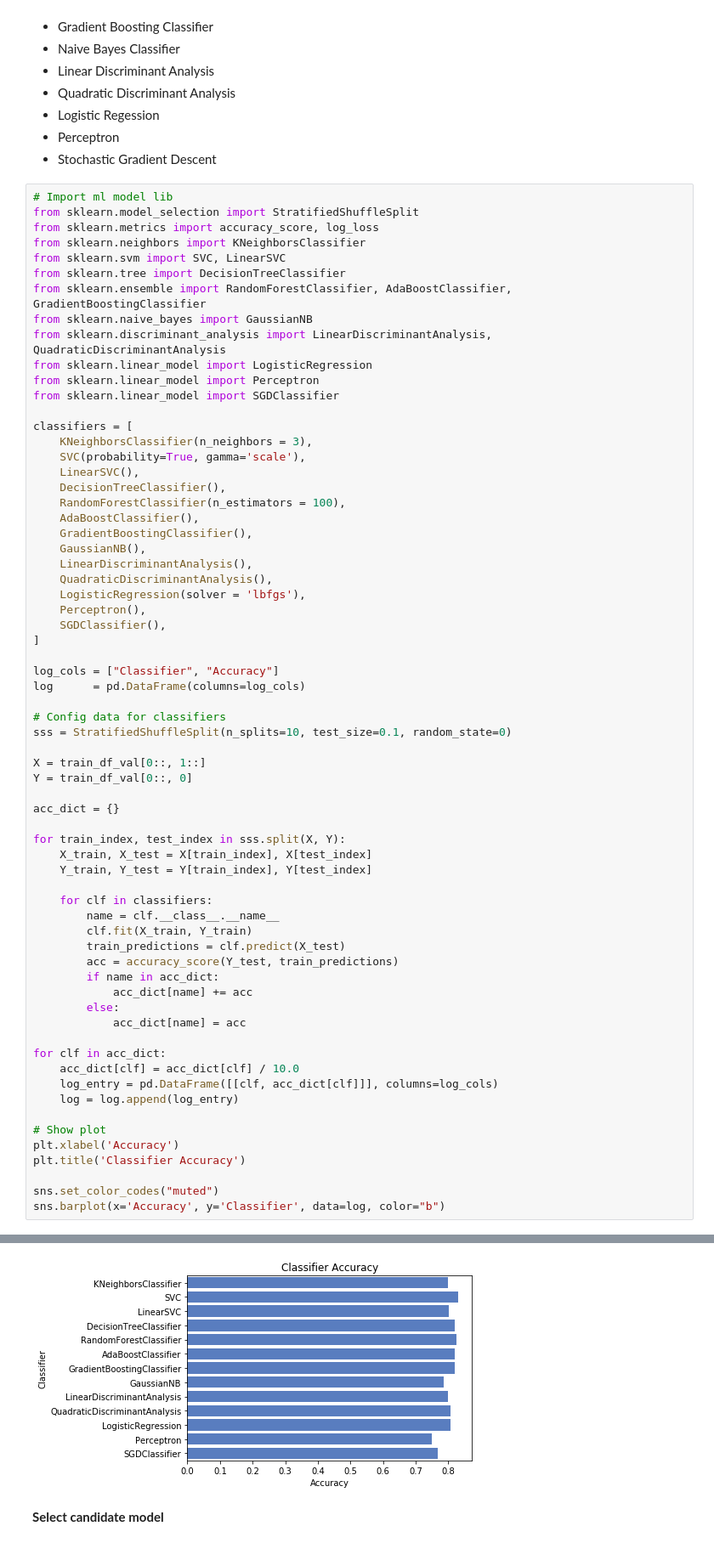
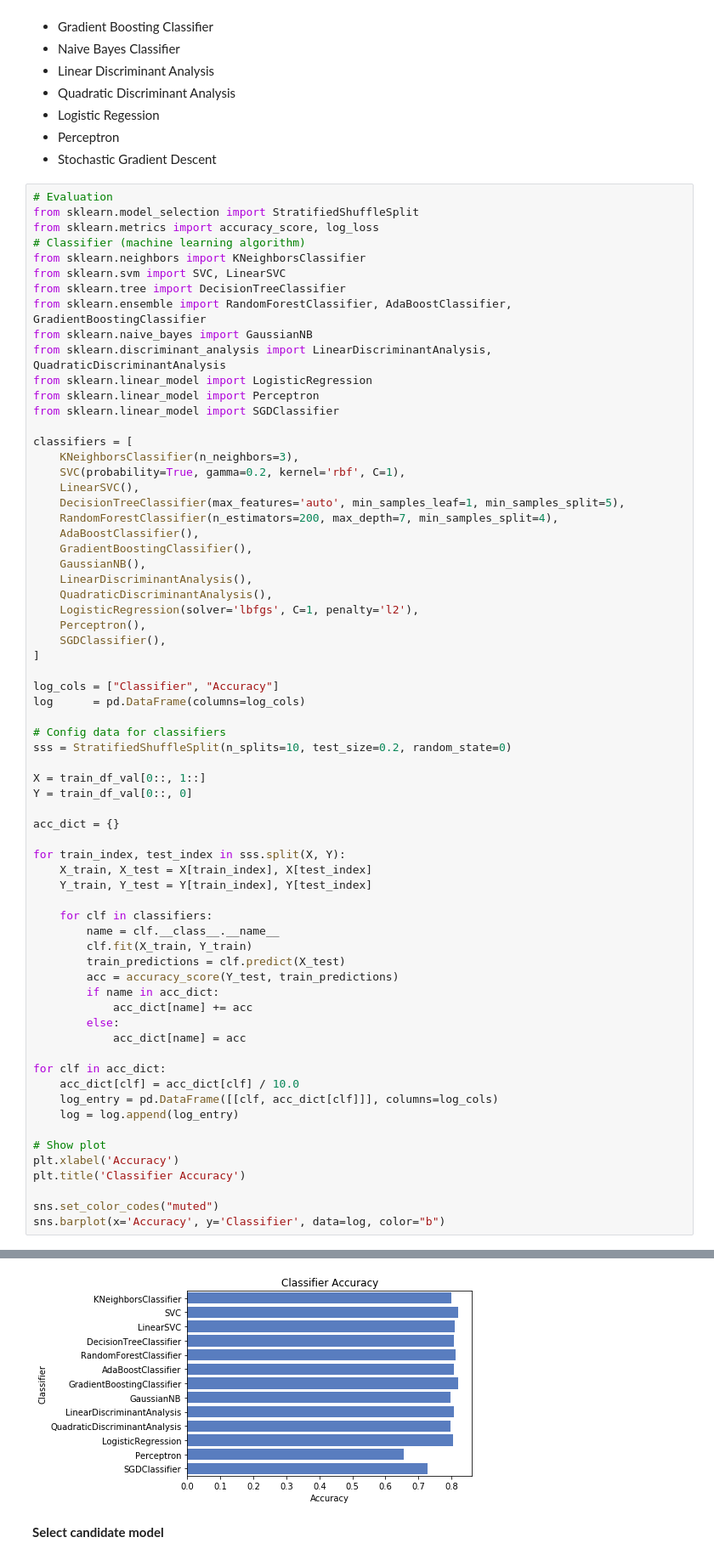
Before and after one commit to nhancv/nc-kaggle-ml, a Jupyter notebook: titanic/src/titanic-anomous.ipynb, the cells around one changed output, grey strips where cells are left out. Shown at 85% size. Drawn from its saved outputs; the diff is of its cells as text.

Commit message:
optimize classifier

```diff
--- a/titanic/src/titanic-anomous.ipynb
+++ b/titanic/src/titanic-anomous.ipynb
@@ -321,9 +365,10 @@ Now we are ready to train a model and predict the required solution.
 - Perceptron
 - Stochastic Gradient Descent
 # %%
-# Import ml model lib
+# Evaluation
 from sklearn.model_selection import StratifiedShuffleSplit
 from sklearn.metrics import accuracy_score, log_loss
+# Classifier (machine learning algorithm)
 from sklearn.neighbors import KNeighborsClassifier
 from sklearn.svm import SVC, LinearSVC
 from sklearn.tree import DecisionTreeClassifier
@@ -335,17 +380,17 @@ from sklearn.linear_model import Perceptron
 from sklearn.linear_model import SGDClassifier
 
 classifiers = [
-    KNeighborsClassifier(n_neighbors = 3),
-    SVC(probability=True, gamma='scale'),
+    KNeighborsClassifier(n_neighbors=3),
+    SVC(probability=True, gamma=0.2, kernel='rbf', C=1),
     LinearSVC(),
-    DecisionTreeClassifier(),
-    RandomForestClassifier(n_estimators = 100),
+    DecisionTreeClassifier(max_features='auto', min_samples_leaf=1, min_samples_split=5),
+    RandomForestClassifier(n_estimators=200, max_depth=7, min_samples_split=4),
     AdaBoostClassifier(),
     GradientBoostingClassifier(),
     GaussianNB(),
     LinearDiscriminantAnalysis(),
     QuadraticDiscriminantAnalysis(),
-    LogisticRegression(solver = 'lbfgs'),
+    LogisticRegression(solver='lbfgs', C=1, penalty='l2'),
     Perceptron(),
     SGDClassifier(),
 ]
@@ -354,41 +399,41 @@ log_cols = ["Classifier", "Accuracy"]
 log      = pd.DataFrame(columns=log_cols)
 
 # Config data for classifiers
-sss = StratifiedShuffleSplit(n_splits=10, test_size=0.1, random_state=0)
+sss = StratifiedShuffleSplit(n_splits=10, test_size=0.2, random_state=0)
 
 X = train_df_val[0::, 1::]
 Y = train_df_val[0::, 0]
 
 acc_dict = {}
 
 for train_index, test_index in sss.split(X, Y):
     X_train, X_test = X[train_index], X[test_index]
     Y_train, Y_test = Y[train_index], Y[test_index]
 
     for clf in classifiers:
         name = clf.__class__.__name__
         clf.fit(X_train, Y_train)
         train_predictions = clf.predict(X_test)
         acc = accuracy_score(Y_test, train_predictions)
         if name in acc_dict:
             acc_dict[name] += acc
         else:
             acc_dict[name] = acc
 
 for clf in acc_dict:
     acc_dict[clf] = acc_dict[clf] / 10.0
     log_entry = pd.DataFrame([[clf, acc_dict[clf]]], columns=log_cols)
     log = log.append(log_entry)
 
 # Show plot
 plt.xlabel('Accuracy')
 plt.title('Classifier Accuracy')
 
 sns.set_color_codes("muted")
 sns.barplot(x='Accuracy', y='Classifier', data=log, color="b")
 # %% [output]
 <matplotlib.axes._subplots.AxesSubplot at 0x...>
-[figure, old version]
+[figure, new version]
 # %% [markdown]
 **Select candidate model**
 # %%
```
Also changed, not shown: parts of 27 cells of this notebook, 1 other file.
